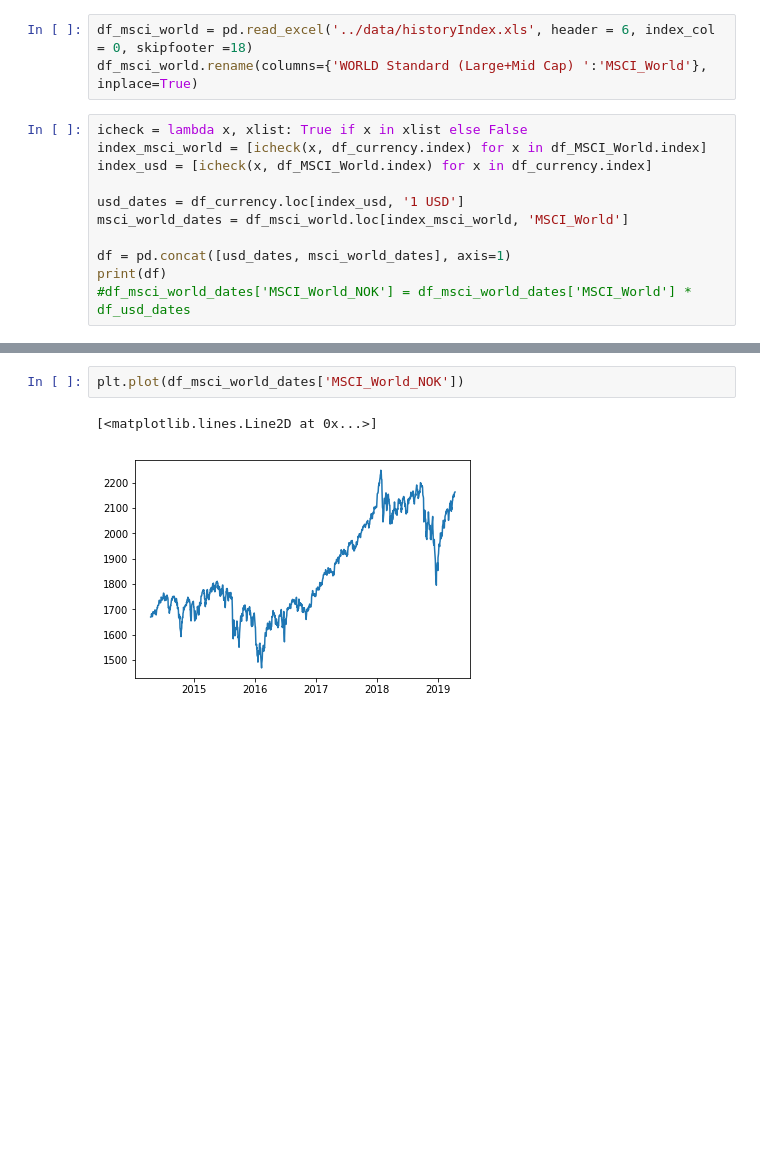
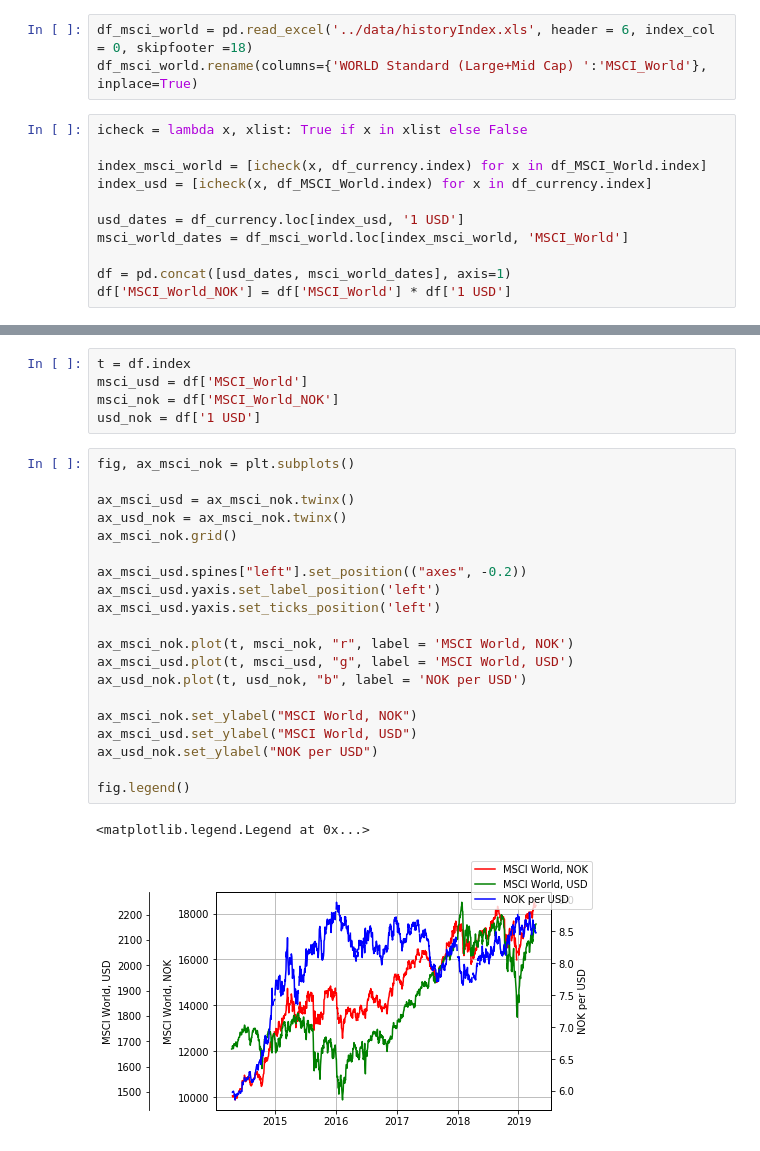
Before and after one commit to trulsedv/portfolio_benchmark, a Jupyter notebook: notebooks/portfolio_benchmark.ipynb, the cells around one changed output, grey strips where cells are left out. Saved outputs shown, nothing was run; the diff lists cells and outputs as text; blank space fills up the shorter version.

Commit message:
plots basic plot

```diff
--- a/notebooks/portfolio_benchmark.ipynb
+++ b/notebooks/portfolio_benchmark.ipynb
@@ -9,6 +10,7 @@ df_msci_world = pd.read_excel('../data/historyIndex.xls', header = 6, index_col
 df_msci_world.rename(columns={'WORLD Standard (Large+Mid Cap) ':'MSCI_World'}, inplace=True)
 # %%
 icheck = lambda x, xlist: True if x in xlist else False
+
 index_msci_world = [icheck(x, df_currency.index) for x in df_MSCI_World.index]
 index_usd = [icheck(x, df_MSCI_World.index) for x in df_currency.index]
 
@@ -16,6 +18,5 @@ usd_dates = df_currency.loc[index_usd, '1 USD']
 msci_world_dates = df_msci_world.loc[index_msci_world, 'MSCI_World']
 
 df = pd.concat([usd_dates, msci_world_dates], axis=1)
-print(df)
-#df_msci_world_dates['MSCI_World_NOK'] = df_msci_world_dates['MSCI_World'] * df_usd_dates
+df['MSCI_World_NOK'] = df['MSCI_World'] * df['1 USD']
 # %% [output]
@@ -39,5 +40,28 @@ Date
-# %%
-plt.plot(df_msci_world_dates['MSCI_World_NOK'])
-# %% [output]
-[<matplotlib.lines.Line2D at 0x...>]
-[figure, removed]
+# %%
+t = df.index
+msci_usd = df['MSCI_World']
+msci_nok = df['MSCI_World_NOK']
+usd_nok = df['1 USD']
+# %%
+fig, ax_msci_nok = plt.subplots()
+
+ax_msci_usd = ax_msci_nok.twinx()
+ax_usd_nok = ax_msci_nok.twinx()
+ax_msci_nok.grid()
+
+ax_msci_usd.spines["left"].set_position(("axes", -0.2))
+ax_msci_usd.yaxis.set_label_position('left')
+ax_msci_usd.yaxis.set_ticks_position('left')
+
+ax_msci_nok.plot(t, msci_nok, "r", label = 'MSCI World, NOK')
+ax_msci_usd.plot(t, msci_usd, "g", label = 'MSCI World, USD')
+ax_usd_nok.plot(t, usd_nok, "b", label = 'NOK per USD')
+
+ax_msci_nok.set_ylabel("MSCI World, NOK")
+ax_msci_usd.set_ylabel("MSCI World, USD")
+ax_usd_nok.set_ylabel("NOK per USD")
+
+fig.legend()
+# %% [output]
+<matplotlib.legend.Legend at 0x...>
+[figure, added]
```
Also changed, not shown: parts of 2 cells of this notebook.
